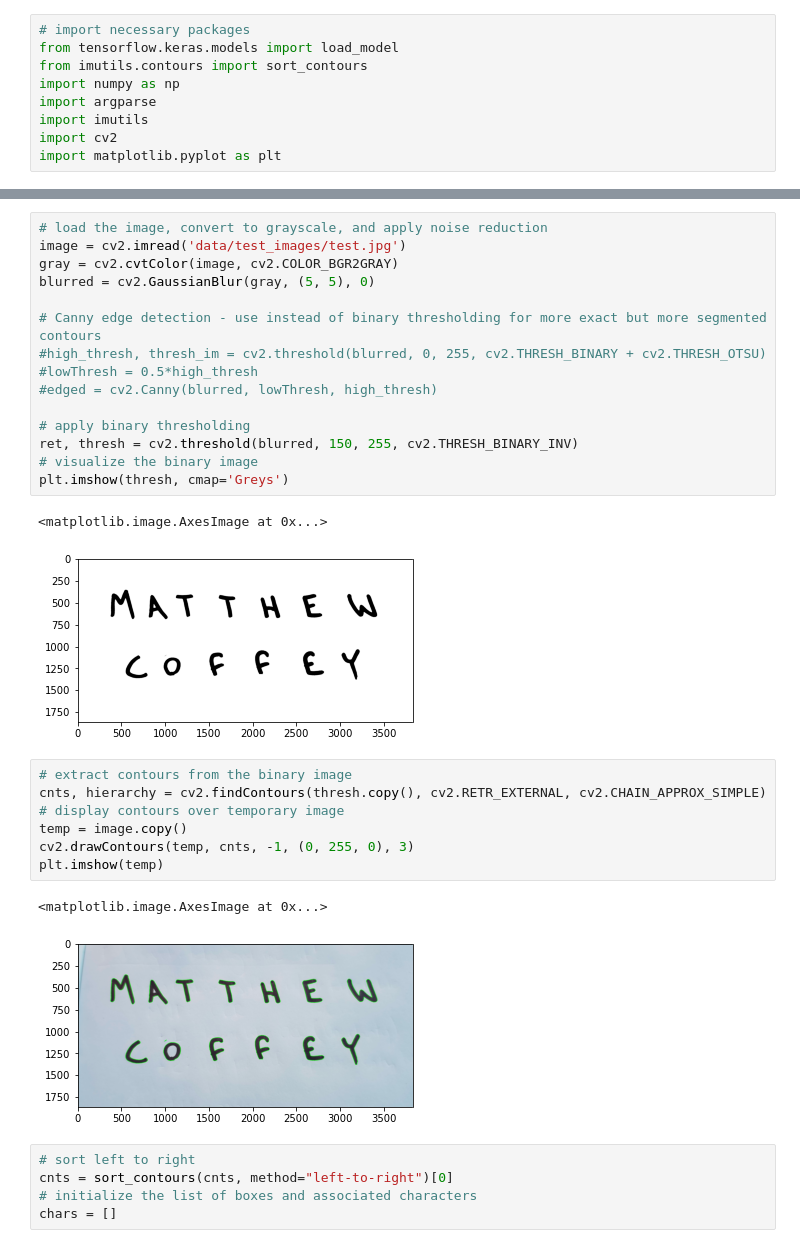
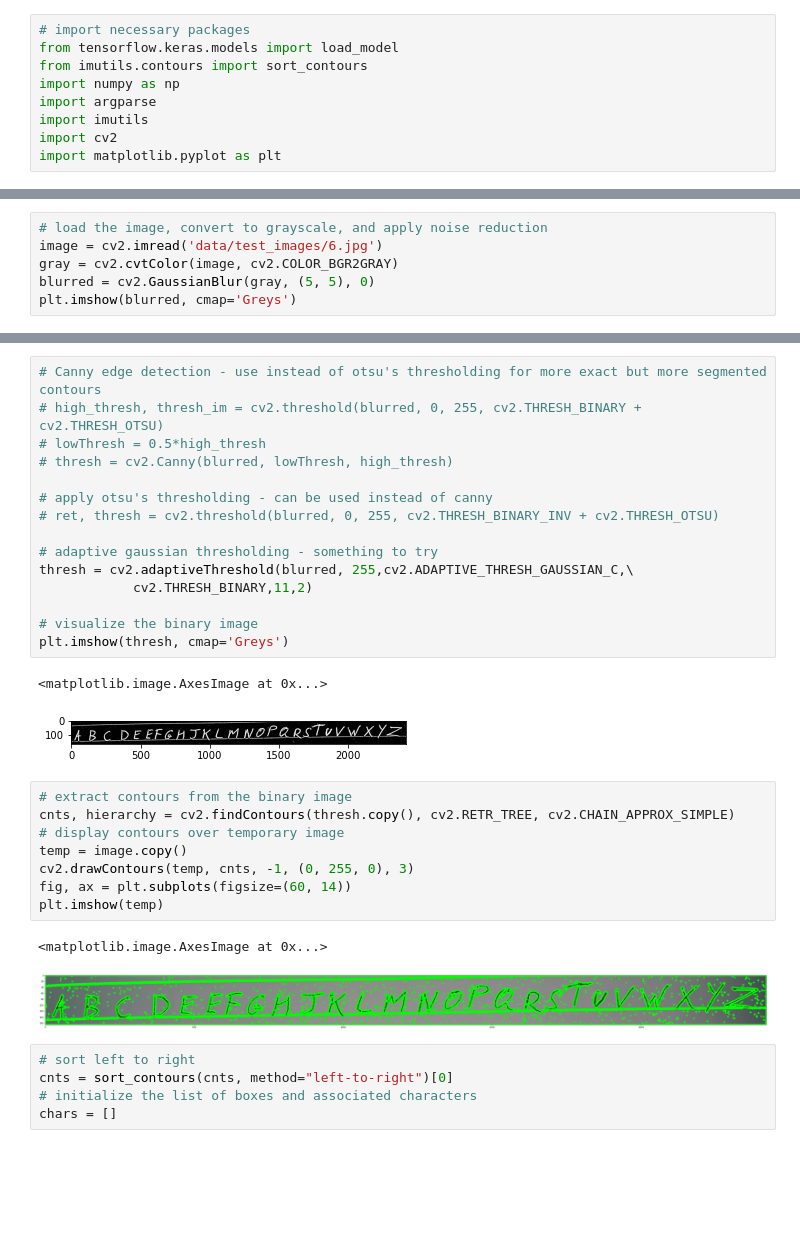
Before and after one commit to monolith1/Handwritten-OCR-for-WriteIn-Resolution, a Jupyter notebook: app.ipynb, the cells around one changed output, grey strips where cells are left out. Drawn from its saved outputs; the diff is of its cells as text; blank space fills up the shorter version.

```diff
--- a/app.ipynb
+++ b/app.ipynb
@@ -12,0 +13,6 @@ model = load_model('model/LSTM_RNN.h5')
+# %%
+# load the image, convert to grayscale, and apply noise reduction
+image = cv2.imread('data/test_images/6.jpg')
+gray = cv2.cvtColor(image, cv2.COLOR_BGR2GRAY)
+blurred = cv2.GaussianBlur(gray, (5, 5), 0)
+plt.imshow(blurred, cmap='Greys')
@@ -13,31 +42,32 @@ model = load_model('model/LSTM_RNN.h5')
 # %%
-# load the image, convert to grayscale, and apply noise reduction
-image = cv2.imread('data/test_images/test.jpg')
-gray = cv2.cvtColor(image, cv2.COLOR_BGR2GRAY)
-blurred = cv2.GaussianBlur(gray, (5, 5), 0)
+# Canny edge detection - use instead of otsu's thresholding for more exact but more segmented contours
+# high_thresh, thresh_im = cv2.threshold(blurred, 0, 255, cv2.THRESH_BINARY + cv2.THRESH_OTSU)
+# lowThresh = 0.5*high_thresh
+# thresh = cv2.Canny(blurred, lowThresh, high_thresh)
 
-# Canny edge detection - use instead of binary thresholding for more exact but more segmented contours
-#high_thresh, thresh_im = cv2.threshold(blurred, 0, 255, cv2.THRESH_BINARY + cv2.THRESH_OTSU)
-#lowThresh = 0.5*high_thresh
-#edged = cv2.Canny(blurred, lowThresh, high_thresh)
+# apply otsu's thresholding - can be used instead of canny
+# ret, thresh = cv2.threshold(blurred, 0, 255, cv2.THRESH_BINARY_INV + cv2.THRESH_OTSU)
 
-# apply binary thresholding
-ret, thresh = cv2.threshold(blurred, 150, 255, cv2.THRESH_BINARY_INV)
+# adaptive gaussian thresholding - something to try
+thresh = cv2.adaptiveThreshold(blurred, 255,cv2.ADAPTIVE_THRESH_GAUSSIAN_C,\
+            cv2.THRESH_BINARY,11,2)
+
 # visualize the binary image
 plt.imshow(thresh, cmap='Greys')
 # %% [output]
 <matplotlib.image.AxesImage at 0x...>
-[figure, old version]
+[figure, new version]
 # %%
 # extract contours from the binary image
-cnts, hierarchy = cv2.findContours(thresh.copy(), cv2.RETR_EXTERNAL, cv2.CHAIN_APPROX_SIMPLE)
+cnts, hierarchy = cv2.findContours(thresh.copy(), cv2.RETR_TREE, cv2.CHAIN_APPROX_SIMPLE)
 # display contours over temporary image
 temp = image.copy()
 cv2.drawContours(temp, cnts, -1, (0, 255, 0), 3)
+fig, ax = plt.subplots(figsize=(60, 14))
 plt.imshow(temp)
 # %% [output]
 <matplotlib.image.AxesImage at 0x...>
-[figure, old version]
+[figure, new version]
 # %%
 # sort left to right
 cnts = sort_contours(cnts, method="left-to-right")[0]
```
Also changed, not shown: parts of 8 cells of this notebook, 24 other files.
